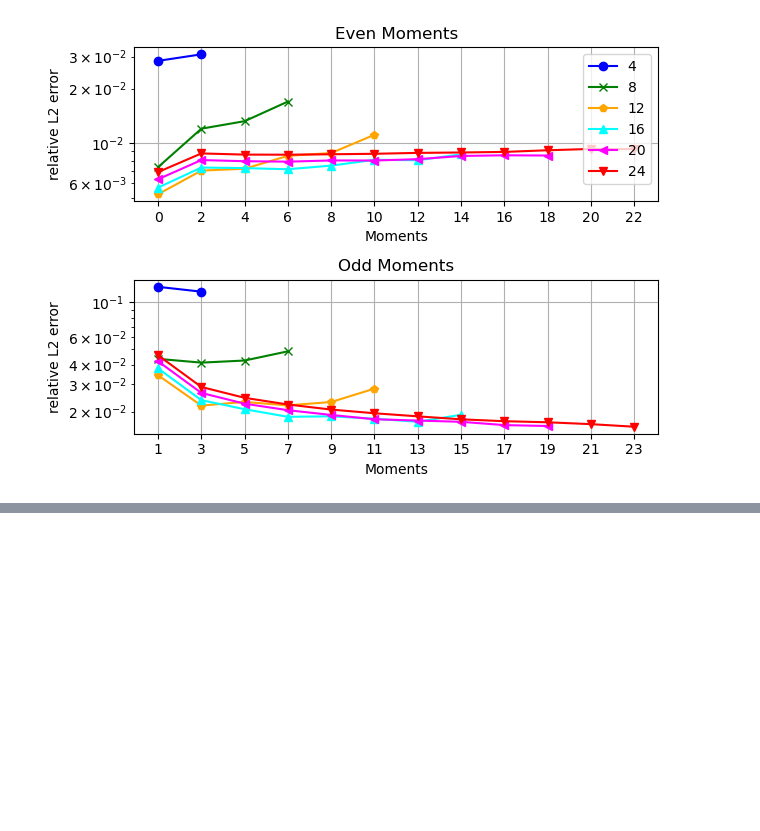
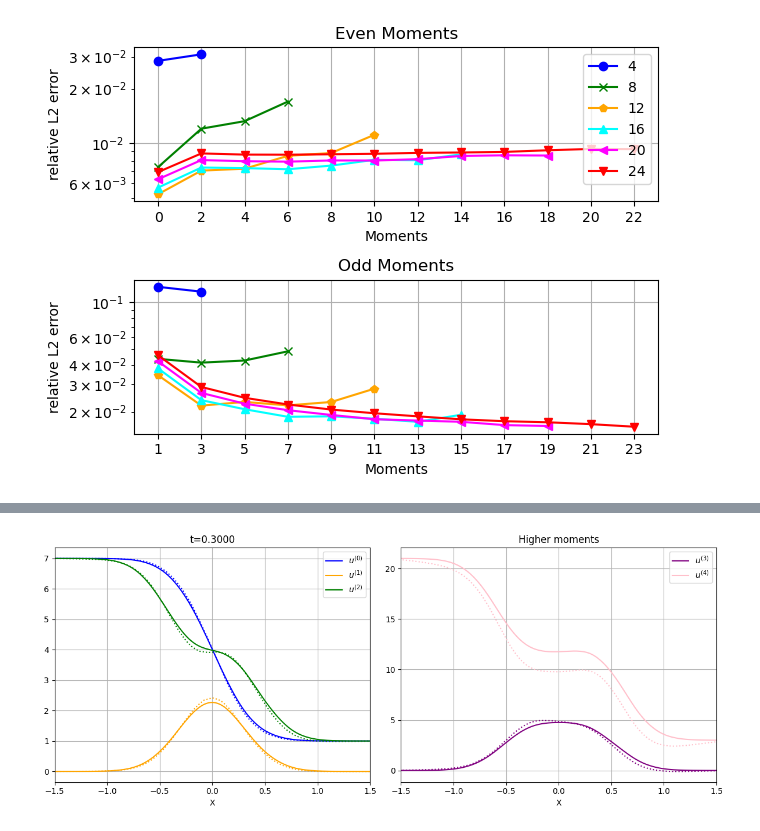
Before and after one commit to JanHab/ExtGram.jl, a Jupyter notebook: notebooks/FindOptimalShockSetting.ipynb, the cells around one changed output, grey strips where cells are left out. Drawn from its saved outputs; the diff is of its cells as text; code cells hidden in the pictures; blank space fills up the shorter version.

```diff
--- a/notebooks/FindOptimalShockSetting.ipynb
+++ b/notebooks/FindOptimalShockSetting.ipynb
@@ -621,0 +748,19 @@ fig.show()
+# %%
+file_BGK = 'bgk_solution_N200_Kn1.0_T_end0.3_rho_L7.0_rho_R1.0_v_L0.0_v_R0.0_theta_L1.0_theta_R1.0_base_tree_level8_polydeg1.tsv'
+data_BGK = read_solution_file_bgk(f"../out/Riemann1D/{file_BGK}")
+
+# Build time → timestep mapping
+times = np.array([data_BGK[ts]["t"] for ts in sorted(data_BGK.keys())])
+timesteps = np.array(sorted(data_BGK.keys()))
+
+sol = interpolate_solution_bgk(data_BGK, time_query, times, timesteps)
+x_BGK, f_BGK, t_BGK = sol["x"], sol["f"], sol["t"]
+# %%
+c_l, c_u = -6.0, 6.0
+# %%
+c_BGK = np.linspace(c_l, c_u, f_BGK.shape[1])
+u_0_BGK = np.trapz(c_BGK[:, None]**0 * f_BGK.T, c_BGK, axis=0)
+u_1_BGK = np.trapz(c_BGK[:, None]**1 * f_BGK.T, c_BGK, axis=0)
+u_2_BGK = np.trapz(c_BGK[:, None]**2 * f_BGK.T, c_BGK, axis=0)
+u_3_BGK = np.trapz(c_BGK[:, None]**3 * f_BGK.T, c_BGK, axis=0)
+u_4_BGK = np.trapz(c_BGK[:, None]**4 * f_BGK.T, c_BGK, axis=0)
@@ -621,0 +771,32 @@ fig.show()
+# %%
+fig, axes = plt.subplots(1, 2, figsize=(12, 5), sharex=True)
+
+axes[0].plot(x_BGK, u_0_BGK, color='blue', linestyle='dotted')
+axes[0].plot(x, u[:,0], label="$u^{(0)}$", color='blue')
+
+axes[0].plot(x_BGK, u_1_BGK, color='orange', linestyle='dotted')
+axes[0].plot(x, u[:,1], label="$u^{(1)}$", color='orange')
+
+axes[0].plot(x_BGK, u_2_BGK, color='green', linestyle='dotted')
+axes[0].plot(x, u[:,2], label="$u^{(2)}$", color='green')
+axes[0].set_title(f"t={t:.4f}")
+axes[0].set_xlabel("X")
+axes[0].grid()
+axes[0].legend()
+
+axes[1].plot(x_BGK, u_3_BGK, color='purple', linestyle='dotted')
+axes[1].plot(x, u[:,3], label="$u^{(3)}$", color='purple')
+
+axes[1].plot(x_BGK, u_4_BGK, color='pink', linestyle='dotted')
+axes[1].plot(x, u[:,4], label="$u^{(4)}$", color='pink')
+axes[1].set_title("Higher moments")
+axes[1].set_xlabel("X")
+axes[1].grid()
+axes[1].legend()
+
+[ax.set_xlim(-1.5, 1.5) for ax in axes]
+fig.tight_layout()
+fig.savefig('../out/Riemann1D/Figures/MomentComparisonM24_ExtGram_BGK.pdf')
+fig.show()
+# %% [output]
+[figure, added]
```
Also changed, not shown: parts of 15 cells of this notebook, 1 other file.
